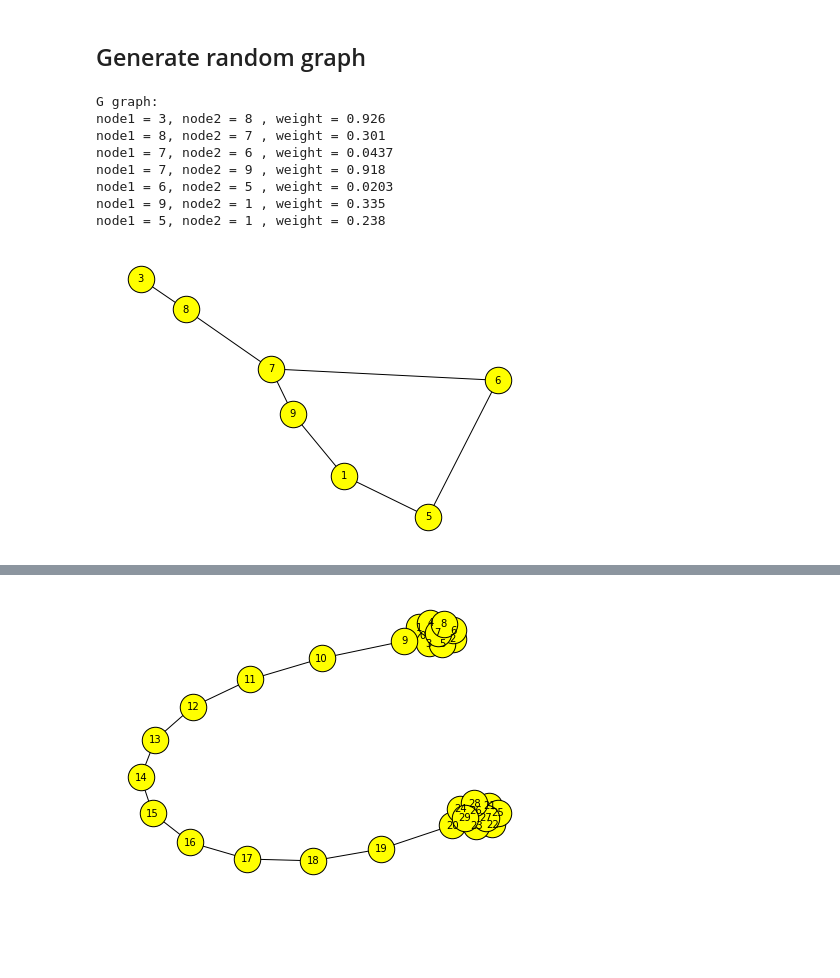
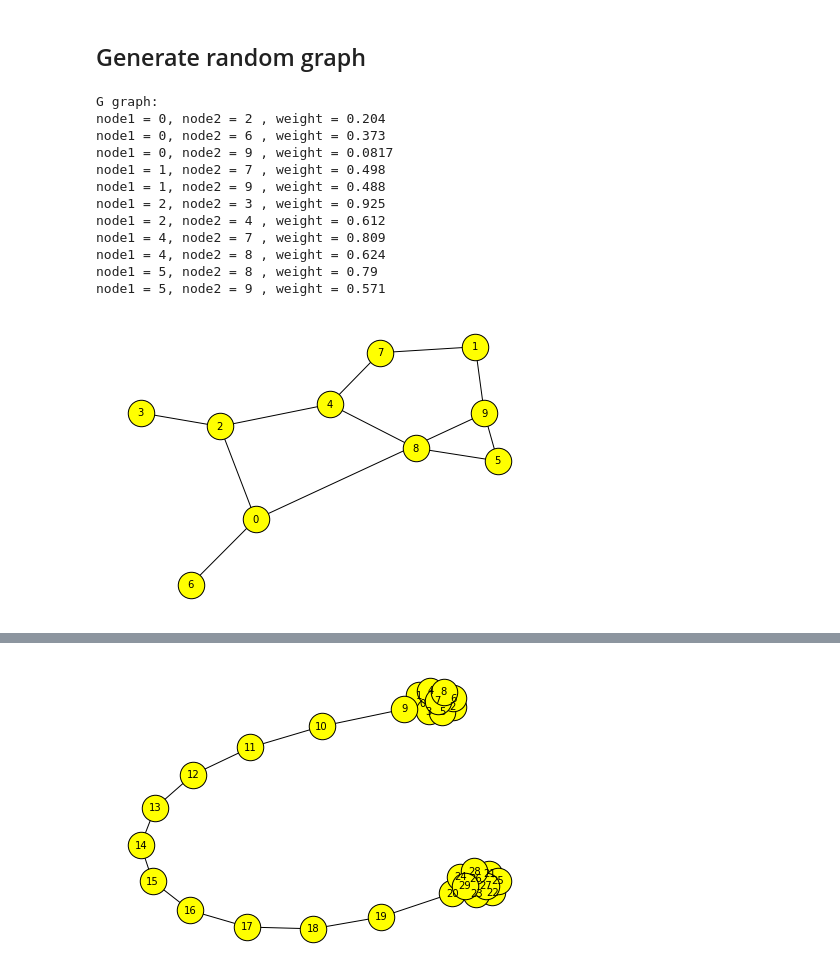
Before and after one commit to erelsgl-at-ariel/research-5783, a Jupyter notebook: 07-python-numstack/code/5.networkX.ipynb, the cells around one changed output, grey strips where cells are left out. Cells and saved outputs as stored; diff of their text form; code cells hidden in the pictures; blank space fills up the shorter version.

```diff
--- a/07-python-numstack/code/5.networkX.ipynb
+++ b/07-python-numstack/code/5.networkX.ipynb
@@ -97,35 +102,32 @@ nx.draw_networkx_edge_labels(FG, pos, edge_labels=nx.get_edge_attributes(FG,'wei
 # %% [markdown]
 ## Generate random graph
-# %%
-import numpy as np
-
-def generate_random_graph(num_of_edges = 8, num_of_vertices = 10):
-    G = nx.Graph()
-    random_vertex = lambda: np.random.randint(0,num_of_vertices)
-    for i in range(num_of_edges):
-        u = random_vertex()
-        while True:
-            v = random_vertex()
-            if v != u: break
-        G.add_edge(u,v, weight=np.random.random())
-    return G
-
-def print_graph(G):
-    for u,v,attr in G.edges.data('weight'):
-        print(f'node1 = {u}, node2 = {v} , weight = {attr:.3}')
-
-G = generate_random_graph()
-print("G graph:")
-print_graph(G)
-nx.draw(G,  **draw_options)
-# %% [output]
-G graph:
-node1 = 3, node2 = 8 , weight = 0.926
-node1 = 8, node2 = 7 , weight = 0.301
-node1 = 7, node2 = 6 , weight = 0.0437
-node1 = 7, node2 = 9 , weight = 0.918
-node1 = 6, node2 = 5 , weight = 0.0203
-node1 = 9, node2 = 1 , weight = 0.335
-node1 = 5, node2 = 1 , weight = 0.238
-[figure, removed]
+# %%
+def print_graph(G):
+    for u,v,attr in G.edges.data('weight'):
+        print(f'node1 = {u}, node2 = {v} , weight = {attr:.3}')
+
+def random_weighted_graph(num_of_nodes, probability_of_edge):
+    G = nx.gnp_random_graph(num_of_nodes, probability_of_edge)
+    for (u, v) in G.edges():
+        G.edges[u,v]['weight'] = np.random.random()
+    return G
+
+G = random_weighted_graph(10,0.3)
+print("G graph:")
+print_graph(G)
+nx.draw(G,  **draw_options)
+# %% [output]
+G graph:
+node1 = 0, node2 = 2 , weight = 0.204
+node1 = 0, node2 = 6 , weight = 0.373
+node1 = 0, node2 = 9 , weight = 0.0817
+node1 = 1, node2 = 7 , weight = 0.498
+node1 = 1, node2 = 9 , weight = 0.488
+node1 = 2, node2 = 3 , weight = 0.925
+node1 = 2, node2 = 4 , weight = 0.612
+node1 = 4, node2 = 7 , weight = 0.809
+node1 = 4, node2 = 8 , weight = 0.624
+node1 = 5, node2 = 8 , weight = 0.79
+node1 = 5, node2 = 9 , weight = 0.571
+[figure, added]
 # %%
```
Also changed, not shown: parts of 21 cells of this notebook, 5 other files.
